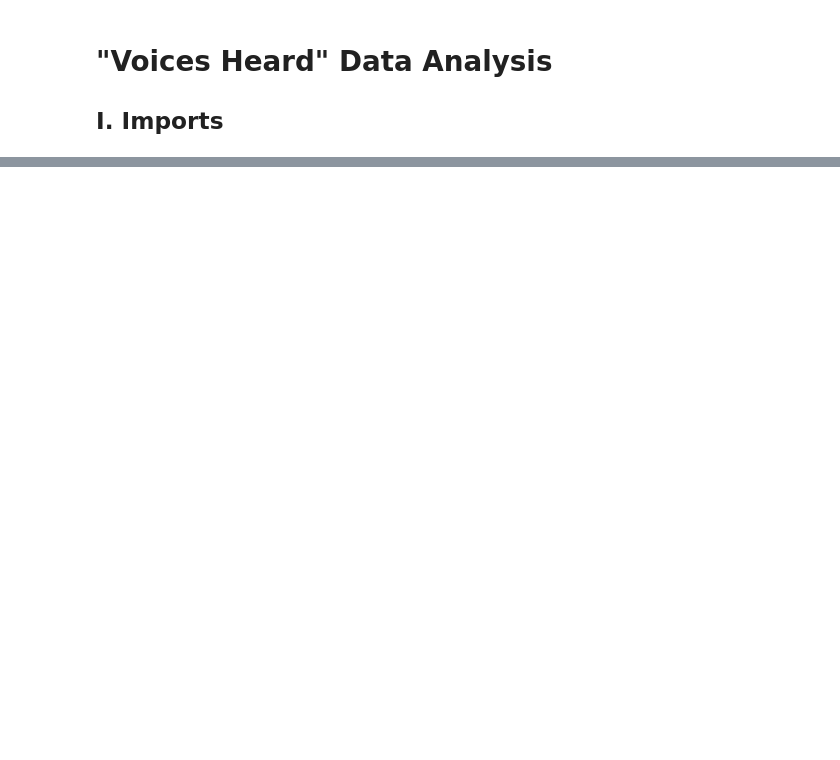
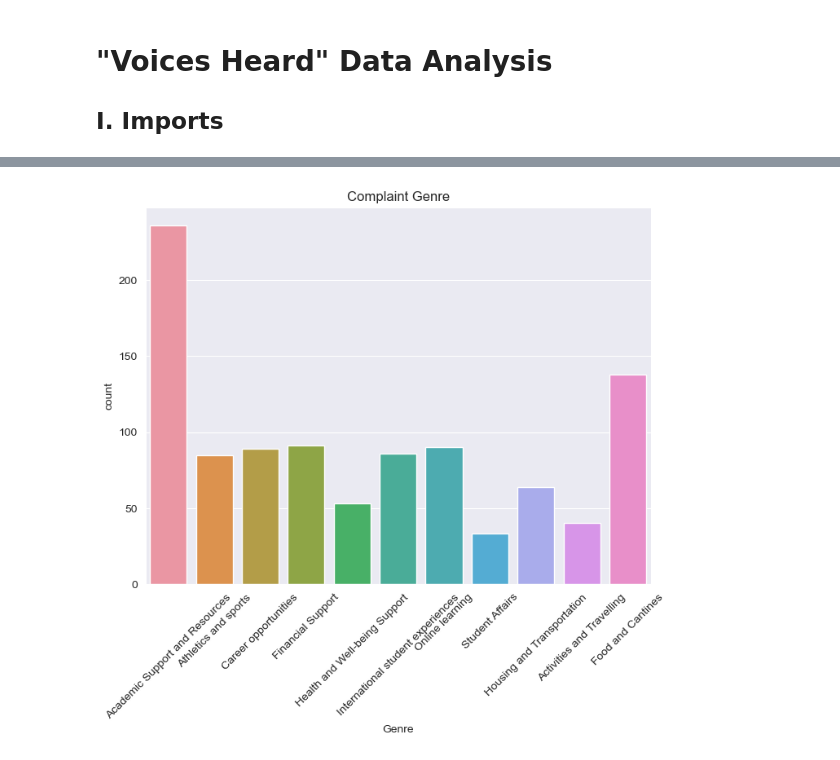
Before and after one commit to Road2Data/P3-Voices-Heard, a Jupyter notebook: primaryAnalysis.ipynb, the cells around one changed output, grey strips where cells are left out. Drawn from its saved outputs; the diff is of its cells as text; code cells hidden in the pictures; blank space fills up the shorter version.

```diff
--- a/primaryAnalysis.ipynb
+++ b/primaryAnalysis.ipynb
@@ -37,0 +47,8 @@ df
+# %%
+plt.figure(figsize=(8, 6))
+sns.countplot(data=df, x="Genre")
+plt.xticks(rotation=45)
+plt.title("Complaint Genre")
+plt.show()
+# %% [output]
+[figure, added]
```
Also changed, not shown: parts of 14 cells of this notebook.
